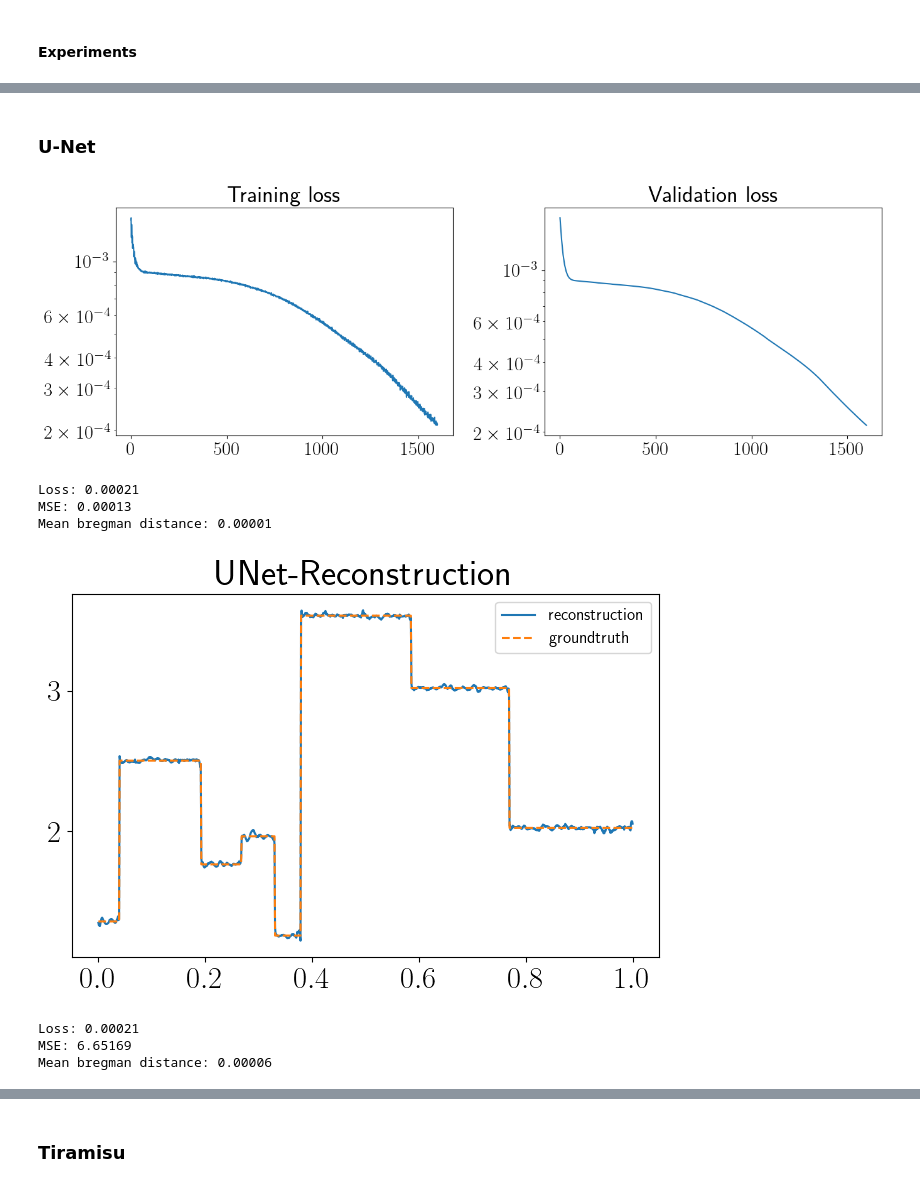
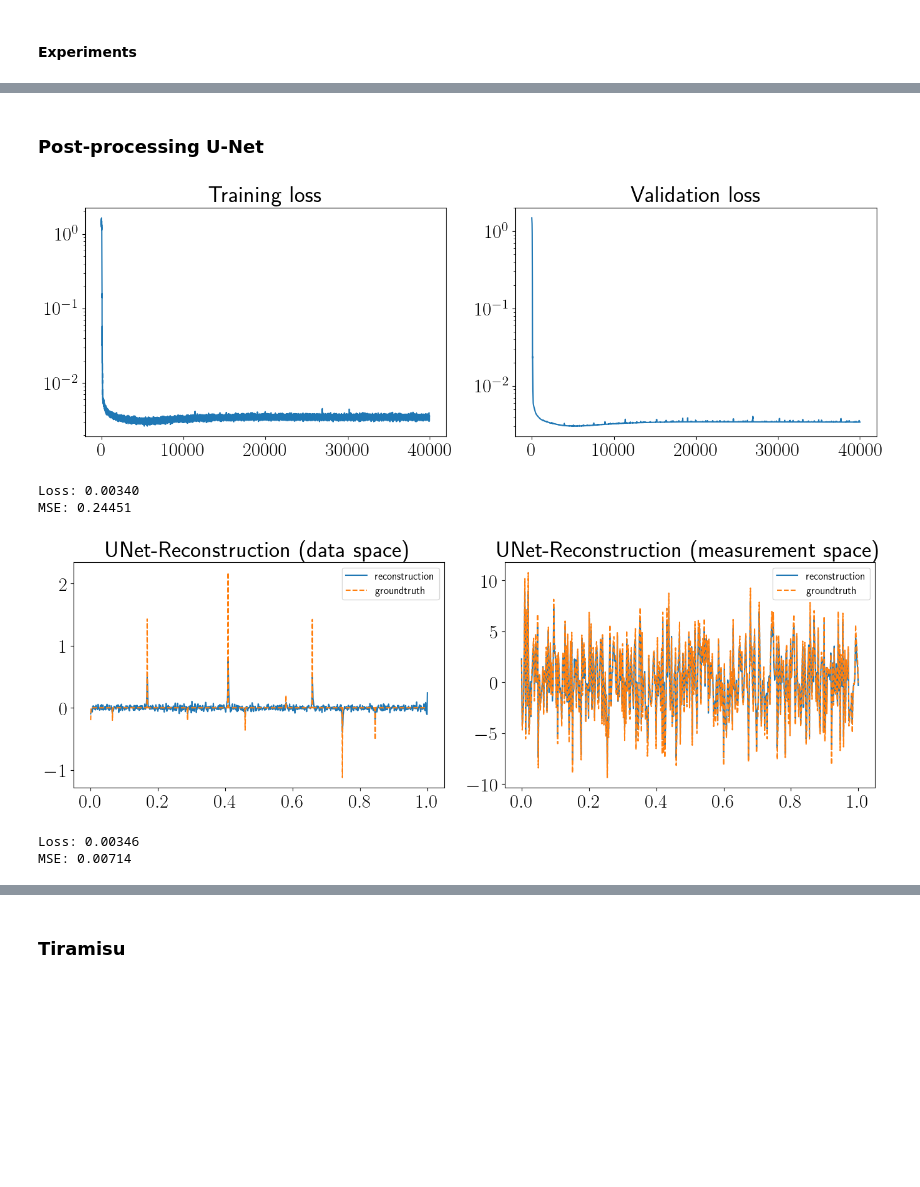
Before and after one commit to AlexanderAuras/GAMM-Overview-23, a Jupyter notebook: GAMM Overview 23.ipynb, the cells around one changed output, grey strips where cells are left out. Saved outputs shown, nothing was run; the diff lists cells and outputs as text; code cells hidden in the pictures; blank space fills up the shorter version.

```diff
--- a/GAMM Overview 23.ipynb
+++ b/GAMM Overview 23.ipynb
@@ -79,6 +82,7 @@ TV_ADV_EPSILON = 2e-2
 # %%
 UNET_LR = 1e-5
 UNET_EPOCHS = 20
+UNET_TIK_ALPHA = 0.1
 
 UNET_ADV_LR = 1e-3
 UNET_ADV_ITERATIONS = 10
@@ -122,9 +136,9 @@ def generate_signals(
     noisy_measurement = measurements+noise_level*torch.randn_like(measurements)
     return noisy_measurement, groundtruths
 # %%
-train_dataset = TensorDataset(*generate_signals(N_TRAIN_SAMPLES, noise_level=NOISE_LEVEL, N_signal=1008))
-val_dataset = TensorDataset(*generate_signals(N_VAL_SAMPLES, noise_level=NOISE_LEVEL, N_signal=1008))
-test_dataset = TensorDataset(*generate_signals(N_TEST_SAMPLES, noise_level=NOISE_LEVEL, N_signal=1008))
+train_dataset = TensorDataset(*generate_signals(N_TRAIN_SAMPLES, noise_level=NOISE_LEVEL, N_signal=DATA_SIZE))
+val_dataset = TensorDataset(*generate_signals(N_VAL_SAMPLES, noise_level=NOISE_LEVEL, N_signal=DATA_SIZE))
+test_dataset = TensorDataset(*generate_signals(N_TEST_SAMPLES, noise_level=NOISE_LEVEL, N_signal=DATA_SIZE))
 train_dataloader = DataLoader(train_dataset, batch_size=GRAD_BATCH_SIZE, shuffle=True, drop_last=False, num_workers=NUM_WORKERS, worker_init_fn=lambda _: seed(torch.initial_seed()))
 val_dataloader = DataLoader(val_dataset, batch_size=NOGRAD_BATCH_SIZE, shuffle=False, drop_last=False, num_workers=NUM_WORKERS, worker_init_fn=lambda _: seed(torch.initial_seed()))
 test_dataloader = DataLoader(test_dataset, batch_size=NOGRAD_BATCH_SIZE, shuffle=False, drop_last=False, num_workers=NUM_WORKERS, worker_init_fn=lambda _: seed(torch.initial_seed()))
@@ -398,5 +431,5 @@ Mean bregman distance: 0.00001
 # %% [markdown]
-### U-Net
+### Post-processing U-Net
 # %%
 class UNet(nn.Module):
     def __init__(self, in_channels: int, out_channels: int, depth: int = 4, base_channels: int = 64, *, dims: Union[Literal[1],Literal[2],Literal[3]] = 2) -> None:
@@ -452,6 +485,7 @@ class UNet(nn.Module):
         )
 
     def forward(self, x: Tensor) -> Tensor:
+        x = A_pinv(x)
         assert x.shape[-1]%2**self.__depth == 0, "Invalid input size"
         tmp = []
         delta = x
@@ -465,13 +499,13 @@ class UNet(nn.Module):
         return x+delta
 # %%
 unet = UNet(1, 1, dims=1).to(DEVICE)
-optimizer = torch.optim.Adam(unet.parameters(), lr=UNET_LR)
-UNET_LR = 1e-3
-UNET_EPOCHS = 200
+optimizer = torch.optim.Adam(unet.parameters(), lr=UNET_LR, weight_decay=1e-3)
+UNET_LR = 1e-4
+UNET_EPOCHS = 5000
 train_losses = []
 val_losses = []
 loss_acc = 0.0
-loss_fn = lambda a,b: F.mse_loss(a, A(b))
+loss_fn = lambda a,b: F.smooth_l1_loss(a, b)
 for noisy_measurement, groundtruth in val_dataloader:
     noisy_measurement, groundtruth = noisy_measurement.to(DEVICE), groundtruth.to(DEVICE)
     # ---------------- Forward ----------------
@@ -506,62 +540,51 @@ plt.subplot(1,2,1)
 plt.title("Training loss")
 plt.yscale("log")
 plt.plot(train_losses)
+plt.yscale("log")
 plt.subplot(1,2,2)
 plt.title("Validation loss")
 plt.yscale("log")
 plt.plot([x*len(train_dataloader) for x in range(len(val_losses))], val_losses)
+plt.yscale("log")
 plt.tight_layout()
 plt.show()
 print(f"Loss: {loss_acc/len(test_dataloader):7.5f}")
 print(f"MSE: {mse_acc/len(test_dataloader):7.5f}")
-print(f"Mean bregman distance: {bregman_acc/len(test_dataloader):7.5f}")
 # %% [output]
-[figure, old version]
+[figure, new version]
-Loss: 0.00021
-MSE: 0.00013
-Mean bregman distance: 0.00001
+Loss: 0.00340
+MSE: 0.24451
 # %%
 loss_acc = 0.0
 mse_acc = 0.0
-bregman_acc = 0.0
 unet.eval()
 for noisy_measurement, groundtruth in test_dataloader:
     noisy_measurement, groundtruth = noisy_measurement.to(DEVICE), groundtruth.to(DEVICE)
     # ---------------- Forward ----------------
     reconstruction = unet(noisy_measurement.unsqueeze(1))[:,0]
     # ---------------- Evaluation -------------
     loss_acc += loss_fn(reconstruction, groundtruth).item()
     mse_acc += F.mse_loss(reconstruction, groundtruth).item()
-    bregman_acc += mean_bregman_distance(reconstruction, groundtruth, total_variation, symmetric=True).item()
     if i == 0:
-        #plt.subplots(1,2,figsize=(14,5))
-        #plt.subplot(1,2,1)
-        #plt.title("UNet-Reconstruction (data space)")
-        #plt.plot(torch.linspace(0.0, 1.0, reconstruction.shape[1]), reconstruction[0].detach().to("cpu").numpy(), label="reconstruction")
-        #plt.plot(torch.linspace(0.0, 1.0, groundtruth.shape[1]), groundtruth[0].detach().to("cpu").numpy(), "--", label="groundtruth")
-        #plt.legend(prop={"size": 12})
-        #plt.subplot(1,2,2)
-        #plt.title("UNet-Reconstruction (measurement space)")
-        #plt.plot(torch.linspace(0.0, 1.0, A(reconstruction).shape[1]), A(reconstruction)[0].detach().to("cpu").numpy(), label="reconstruction")
-        #plt.plot(torch.linspace(0.0, 1.0, A(groundtruth).shape[1]), A(groundtruth)[0].detach().to("cpu").numpy(), "--", label="groundtruth")
-        #plt.legend(prop={"size": 12})
-        #plt.tight_layout()
-        #plt.show()
-        plt.figure(figsize=(7,5))
-        plt.title("UNet-Reconstruction")
+        plt.subplots(1,2,figsize=(14,5))
+        plt.subplot(1,2,1)
+        plt.title("UNet-Reconstruction (data space)")
         plt.plot(torch.linspace(0.0, 1.0, reconstruction.shape[1]), reconstruction[0].detach().to("cpu").numpy(), label="reconstruction")
+        plt.plot(torch.linspace(0.0, 1.0, groundtruth.shape[1]), groundtruth[0].detach().to("cpu").numpy(), "--", label="groundtruth")
+        plt.legend(prop={"size": 12})
+        plt.subplot(1,2,2)
+        plt.title("UNet-Reconstruction (measurement space)")
+        plt.plot(torch.linspace(0.0, 1.0, A(reconstruction).shape[1]), A(reconstruction)[0].detach().to("cpu").numpy(), label="reconstruction")
         plt.plot(torch.linspace(0.0, 1.0, A(groundtruth).shape[1]), A(groundtruth)[0].detach().to("cpu").numpy(), "--", label="groundtruth")
         plt.legend(prop={"size": 12})
         plt.tight_layout()
         plt.show()
 print(f"Loss: {loss_acc/len(test_dataloader):7.5f}")
 print(f"MSE: {mse_acc/len(test_dataloader):7.5f}")
-print(f"Mean bregman distance: {bregman_acc/len(test_dataloader):7.5f}")
 # %% [output]
-[figure, old version]
+[figure, new version]
-Loss: 0.00021
-MSE: 6.65169
-Mean bregman distance: 0.00006
+Loss: 0.00346
+MSE: 0.00714
 # %%
 loss_acc = 0.0
 mse_acc = 0.0
```
Also changed, not shown: parts of 17 cells of this notebook.
